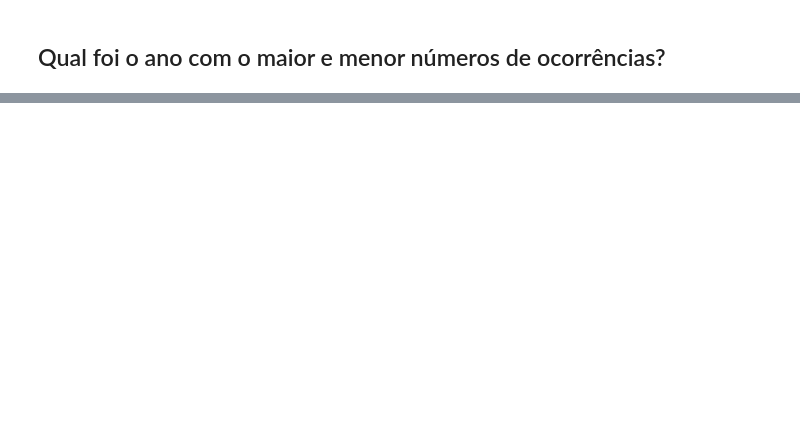
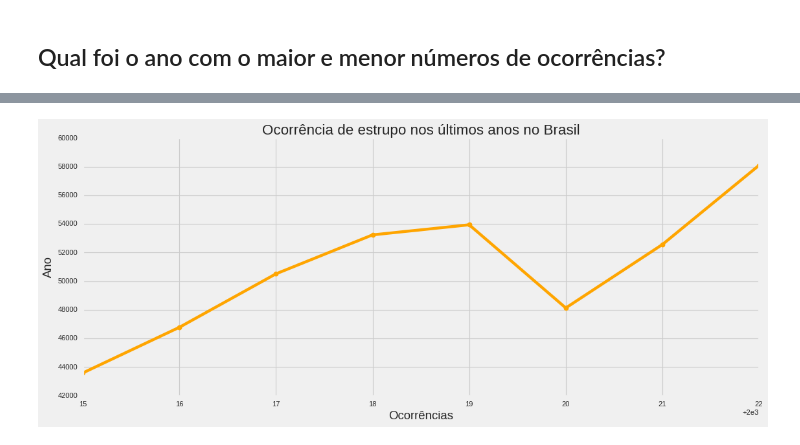
Before and after one commit to kaiquefreire05/analise-ocorrencias-criminais-gov, a Jupyter notebook: análise_ocorrências_criminais.ipynb, the cells around one changed output, grey strips where cells are left out. Drawn from its saved outputs; the diff is of its cells as text; code cells hidden in the pictures; blank space fills up the shorter version.

```diff
--- a/análise_ocorrências_criminais.ipynb
+++ b/análise_ocorrências_criminais.ipynb
@@ -159,0 +325,4 @@ dtype: int64
+# %%
+# Criando uma variável que recebe apenas crime de estrupo nos últimos anos
+df_estr = df[df['Tipo Crime'] == 'Estupro']
+df_estr.head()
@@ -159,0 +336,9 @@ dtype: int64
+# %%
+# Total de produtos vendidos por mês no ano de 2019
+plt.style.use('fivethirtyeight')
+plt.figure(figsize=(15, 6))
+df_estr.groupby(df_estr['Ano'])['Ocorrências'].sum().plot(marker='o', title='Ocorrência de estupro nos últimos anos no Brasil', color='orange')
+plt.xlabel('Ocorrências')
+plt.ylabel('Ano');
+# %% [output]
+[figure, added]
```
Also changed, not shown: parts of 32 cells of this notebook.
